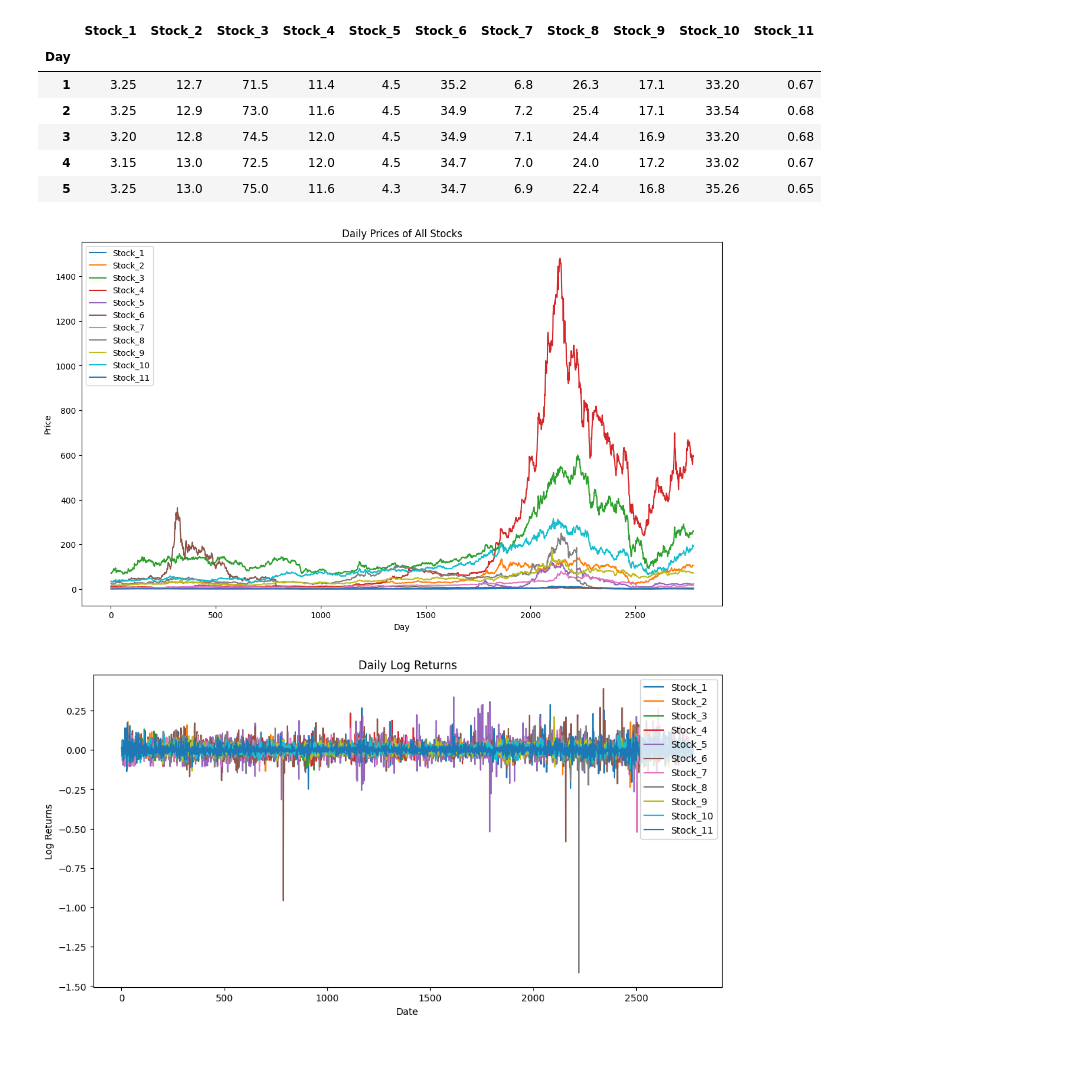
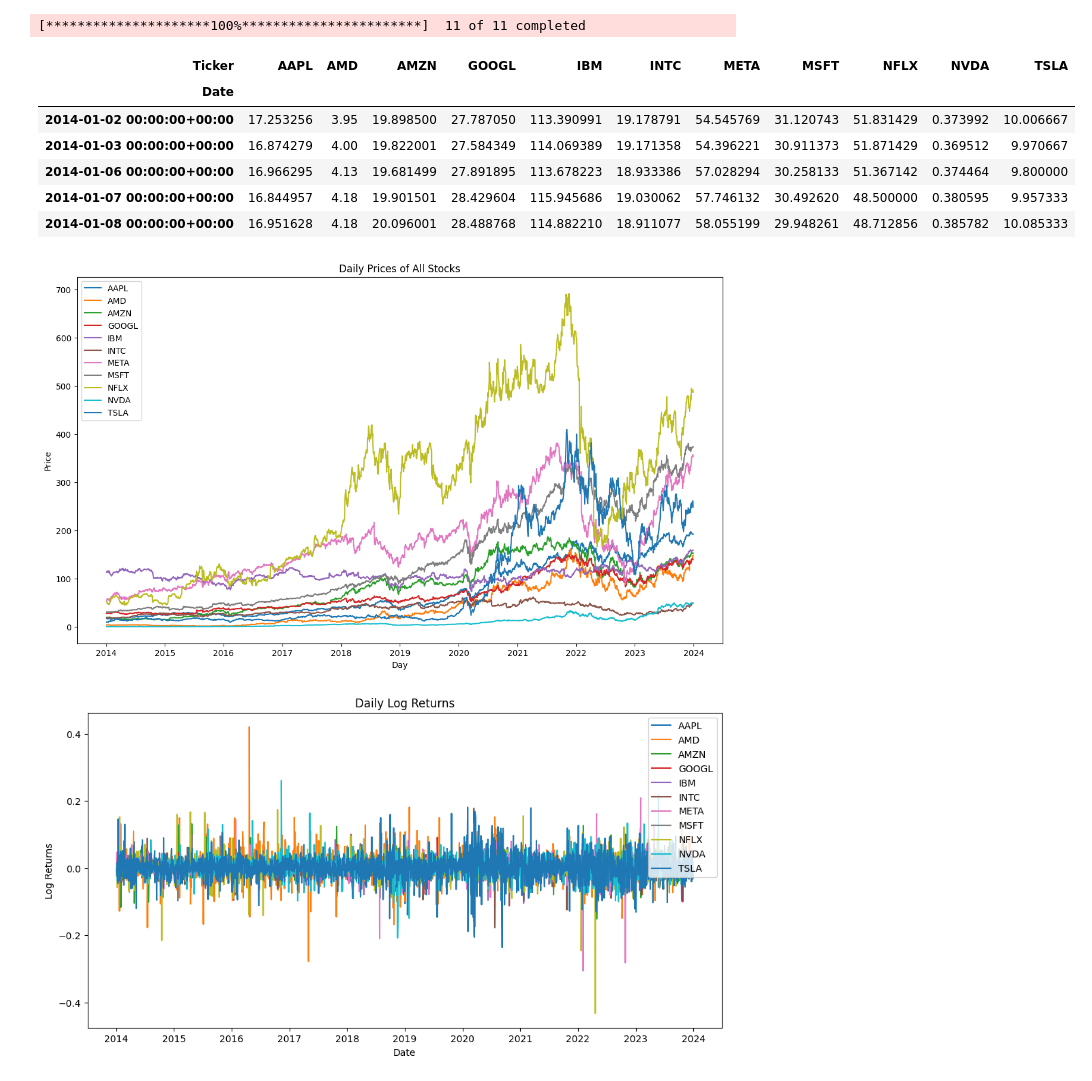
Before and after one commit to PawelWozniak1/Portfolio_optimalization, a Jupyter notebook: Modern_Portfolio_Theory.ipynb, the cells around one changed output. Cells and saved outputs as stored; diff of their text form; code cells hidden in the pictures; blank space fills up the shorter version.

```diff
--- a/Modern_Portfolio_Theory.ipynb
+++ b/Modern_Portfolio_Theory.ipynb
@@ -1,28 +1,30 @@
 # %%
 # Importing Libraries and Loading Data
 import pandas as pd
 import numpy as np
 import matplotlib.pyplot as plt
 import seaborn as sns
+import yfinance as yf
 from scipy.optimize import minimize
 
 # Load data
-file_path = r'R:\Portfolio_optimalization\akcje.txt'  # Adjust path if needed
-data = pd.read_csv(file_path, sep=';', header=None)
-data.columns = ['Day'] + [f'Stock_{i+1}' for i in range(data.shape[1] - 1)]
-data.set_index('Day', inplace=True)
-data = data.apply(pd.to_numeric, errors='coerce')
+# List of stock tickers
+tickers = ["AAPL", "MSFT", "AMZN", "GOOGL", "META", "TSLA", "NVDA", "NFLX", "INTC", "AMD", "IBM"]
+
+# Fetch historical data
+data = yf.download(tickers, start="2014-01-01", end="2024-01-01")['Adj Close']
 
 # Display the first few rows of data
 data.head()
 # %% [output]
+[*********************100%***********************]  11 of 11 completed
-|  | Stock_1 | Stock_2 | Stock_3 | Stock_4 | Stock_5 | Stock_6 | Stock_7 | Stock_8 | Stock_9 | Stock_10 | Stock_11 |
-| Day |  |  |  |  |  |  |  |  |  |  |  |
-| 1 | 3.25 | 12.7 | 71.5 | 11.4 | 4.5 | 35.2 | 6.8 | 26.3 | 17.1 | 33.20 | 0.67 |
-| 2 | 3.25 | 12.9 | 73.0 | 11.6 | 4.5 | 34.9 | 7.2 | 25.4 | 17.1 | 33.54 | 0.68 |
-| 3 | 3.20 | 12.8 | 74.5 | 12.0 | 4.5 | 34.9 | 7.1 | 24.4 | 16.9 | 33.20 | 0.68 |
-| 4 | 3.15 | 13.0 | 72.5 | 12.0 | 4.5 | 34.7 | 7.0 | 24.0 | 17.2 | 33.02 | 0.67 |
-| 5 | 3.25 | 13.0 | 75.0 | 11.6 | 4.3 | 34.7 | 6.9 | 22.4 | 16.8 | 35.26 | 0.65 |
+| Ticker | AAPL | AMD | AMZN | GOOGL | IBM | INTC | META | MSFT | NFLX | NVDA | TSLA |
+| Date |  |  |  |  |  |  |  |  |  |  |  |
+| 2014-01-02 00:00:00+00:00 | 17.253256 | 3.95 | 19.898500 | 27.787050 | 113.390991 | 19.178791 | 54.545769 | 31.120743 | 51.831429 | 0.373992 | 10.006667 |
+| 2014-01-03 00:00:00+00:00 | 16.874279 | 4.00 | 19.822001 | 27.584349 | 114.069389 | 19.171358 | 54.396221 | 30.911373 | 51.871429 | 0.369512 | 9.970667 |
+| 2014-01-06 00:00:00+00:00 | 16.966295 | 4.13 | 19.681499 | 27.891895 | 113.678223 | 18.933386 | 57.028294 | 30.258133 | 51.367142 | 0.374464 | 9.800000 |
+| 2014-01-07 00:00:00+00:00 | 16.844957 | 4.18 | 19.901501 | 28.429604 | 115.945686 | 19.030062 | 57.746132 | 30.492620 | 48.500000 | 0.380595 | 9.957333 |
+| 2014-01-08 00:00:00+00:00 | 16.951628 | 4.18 | 20.096001 | 28.488768 | 114.882210 | 18.911077 | 58.055199 | 29.948261 | 48.712856 | 0.385782 | 10.085333 |
 # %%
 # 1. Plotting Daily Prices of All Stocks
 plt.figure(figsize=(14, 8))
@@ -34,7 +36,7 @@ plt.ylabel('Price')
 plt.legend(loc="upper left")
 plt.show()
 # %% [output]
-[figure, old version]
+[figure, new version]
 # %%
 # 2. Calculate daily log returns
 log_returns = np.log(data / data.shift(1)).dropna()
@@ -48,7 +50,7 @@ plt.ylabel("Log Returns")
 plt.legend(log_returns.columns, loc='upper right')
 plt.show()
 # %% [output]
-[figure, old version]
+[figure, new version]
 # %%
 # 3. Covariance and Correlation Tables
 cov_matrix = log_returns.cov() * 252  # Annualizing covariance matrix
```
Also changed, not shown: parts of 4 cells of this notebook, 3 other files.
